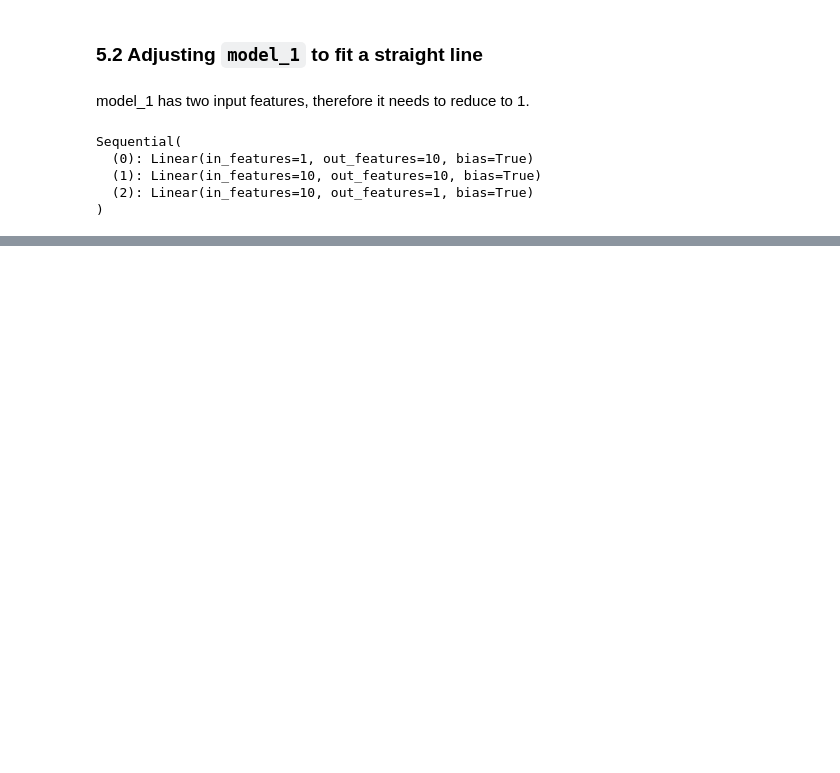
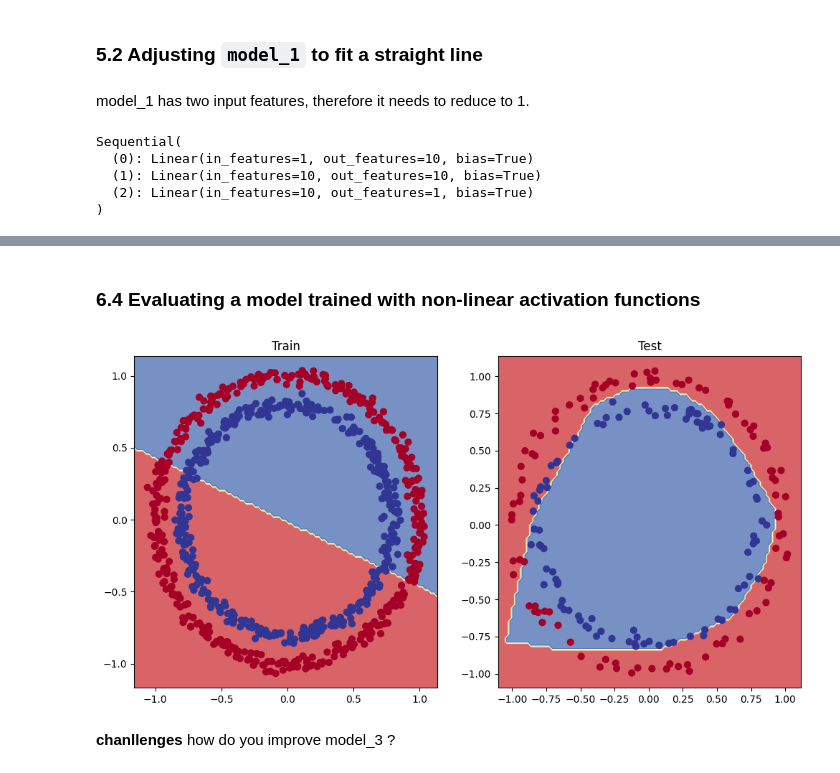
Before and after one commit to lirichardil/PyTorch, a Jupyter notebook: 02_PyTorch Neural Network Classification.ipynb, the cells around one changed output, grey strips where cells are left out. Drawn from its saved outputs; the diff is of its cells as text; code cells hidden in the pictures; blank space fills up the shorter version.

```diff
--- a/02_PyTorch Neural Network Classification.ipynb
+++ b/02_PyTorch Neural Network Classification.ipynb
@@ -795,0 +872,26 @@ Epoch:900 | Loss : 0.01406 | Test Loss: 0.00288
+# %%
+from torch import nn
+
+class CircleModelV2(nn.Module):
+    def __init__(self):
+        super().__init__()
+        self.layer_1 = nn.Linear(in_features=2, out_features=10)
+        self.layer_2 = nn.Linear(in_features=10, out_features=10)
+        self.layer_3 = nn.Linear(in_features=10, out_features=1)
+        self.relu = nn.ReLU() # on every element, if the input is negative, make it zero, leave positive values unchanged.
+
+    def forward(self, x):
+        # where should we put our non-linear activation function?
+        z = self.layer_1(x)
+        z = self.relu(z)
+        z = self.layer_2(z)
+        z = self.relu(z)
+        z = self.layer_3(z)
+        # Relu is put inbetween layers to introduce non-linearity
+        return z
+        # or just....
+        # return self.layer_3(self.relu(self.layer_2(self.relu(self.layer_1(x)))))
+
+
+model_3 = CircleModelV2().to(device)
+model_3.state_dict()
@@ -795,0 +982,21 @@ Epoch:900 | Loss : 0.01406 | Test Loss: 0.00288
+# %% [markdown]
+### 6.4 Evaluating a model trained with non-linear activation functions
+# %%
+from pyexpat import model
+
+
+model_3.eval()
+with torch.inference_mode():
+    y_pred = torch.round(torch.sigmoid(model_3(X_test.to(device)))).squeeze()
+
+plt.figure(figsize=(12,6))
+plt.subplot(1,2,1)
+plt.title("Train")
+plot_decision_boundary(model_1, X_train, y_train) # non-linearity
+plt.subplot(1,2,2)
+plt.title("Test")
+plot_decision_boundary(model_3, X_test, y_test)
+# %% [output]
+[figure, added]
+# %% [markdown]
+**chanllenges** how do you improve model_3 ?
```
Also changed, not shown: parts of 35 cells of this notebook.
